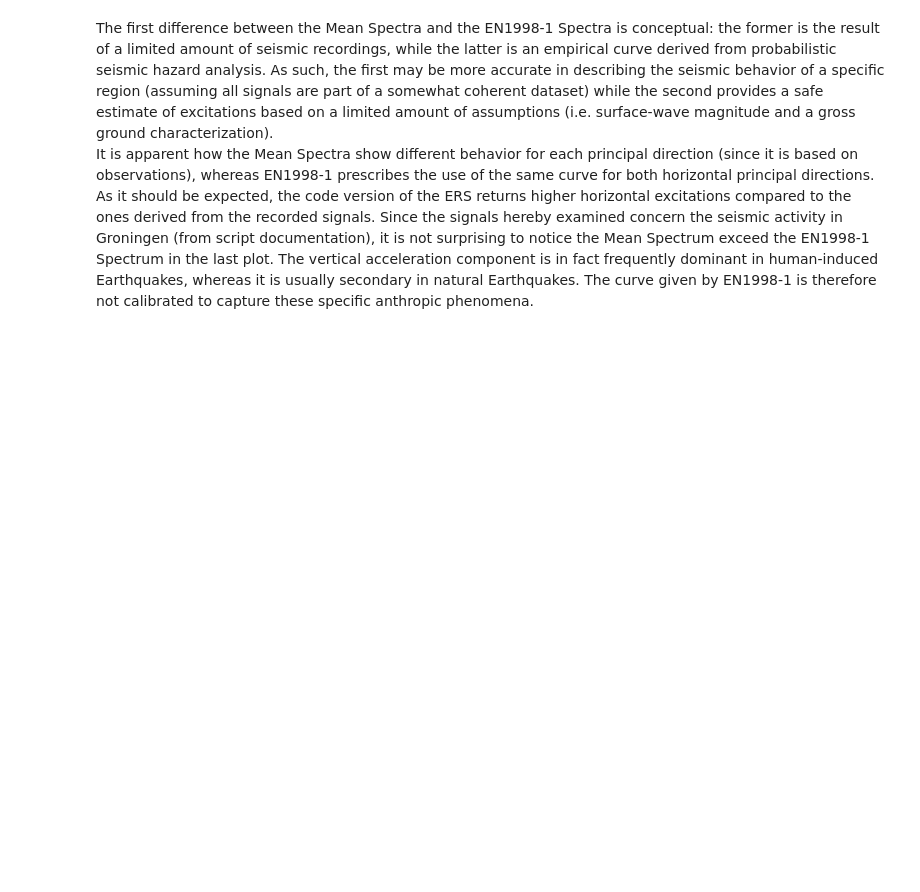
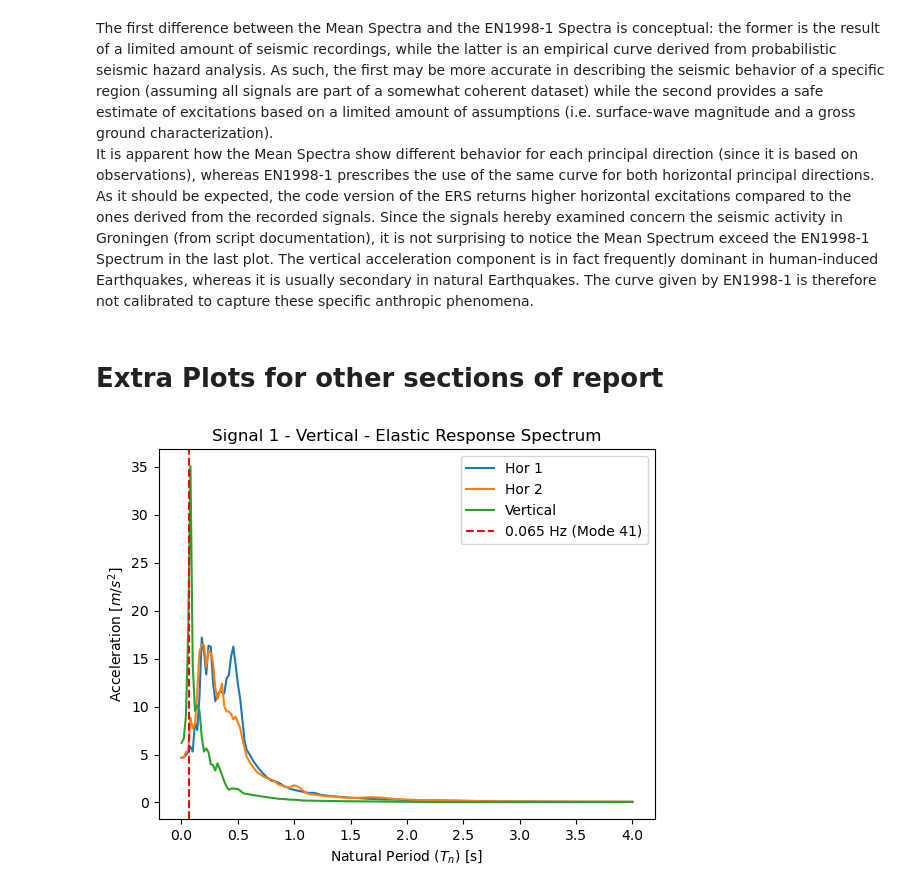
Before and after one commit to Lymone96/CIEM5220-Group2, a Jupyter notebook: 1_SRE/Part 2/Python for Project Work SRE_Part 2/ERS/ERS.ipynb, the cells around one changed output. Saved outputs shown, nothing was run; the diff lists cells and outputs as text; code cells hidden in the pictures; blank space fills up the shorter version.

Commit message:
SRE - Updated report to new model (work in progress)

```diff
--- a/1_SRE/Part 2/Python for Project Work SRE_Part 2/ERS/ERS.ipynb
+++ b/1_SRE/Part 2/Python for Project Work SRE_Part 2/ERS/ERS.ipynb
@@ -408,3 +409,20 @@ The first difference between the Mean Spectra and the EN1998-1 Spectra is concep
 It is apparent how the Mean Spectra show different behavior for each principal direction (since it is based on observations), whereas EN1998-1 prescribes the use of the same curve for both horizontal principal directions.
 As it should be expected, the code version of the ERS returns higher horizontal excitations compared to the ones derived from the recorded signals.
 Since the signals hereby examined concern the seismic activity in Groningen (from script documentation), it is not surprising to notice the Mean Spectrum exceed the EN1998-1 Spectrum in the last plot. The vertical acceleration component is in fact frequently dominant in human-induced Earthquakes, whereas it is usually secondary in natural Earthquakes. The curve given by EN1998-1 is therefore not calibrated to capture these specific anthropic phenomena.
+# %% [markdown]
+# Extra Plots for other sections of report
+# %%
+# Plot to demonstrate extreme deformations for mode 41 of the structure
+
+# Vertical ERS
+plt.plot(Tn, SA_el_hor1_vecs[0], label=f"Hor 1")
+plt.plot(Tn, SA_el_hor2_vecs[0], label=f"Hor 2")
+plt.plot(Tn, SA_el_ver_vecs[0], label=f"Vertical")
+plt.title("Signal 1 - Vertical - Elastic Response Spectrum")
+plt.xlabel(r"Natural Period ($T_n$) [s]")
+plt.ylabel(r"Acceleration [$m/s^2$]")
+plt.axvline(0.065,0,1, color='r', label='0.065 Hz (Mode 41)', ls="--")
+plt.legend()
+plt.show()
+# %% [output]
+[figure, added]
```
Also changed, not shown: parts of 1 cell of this notebook, 12 other files.
